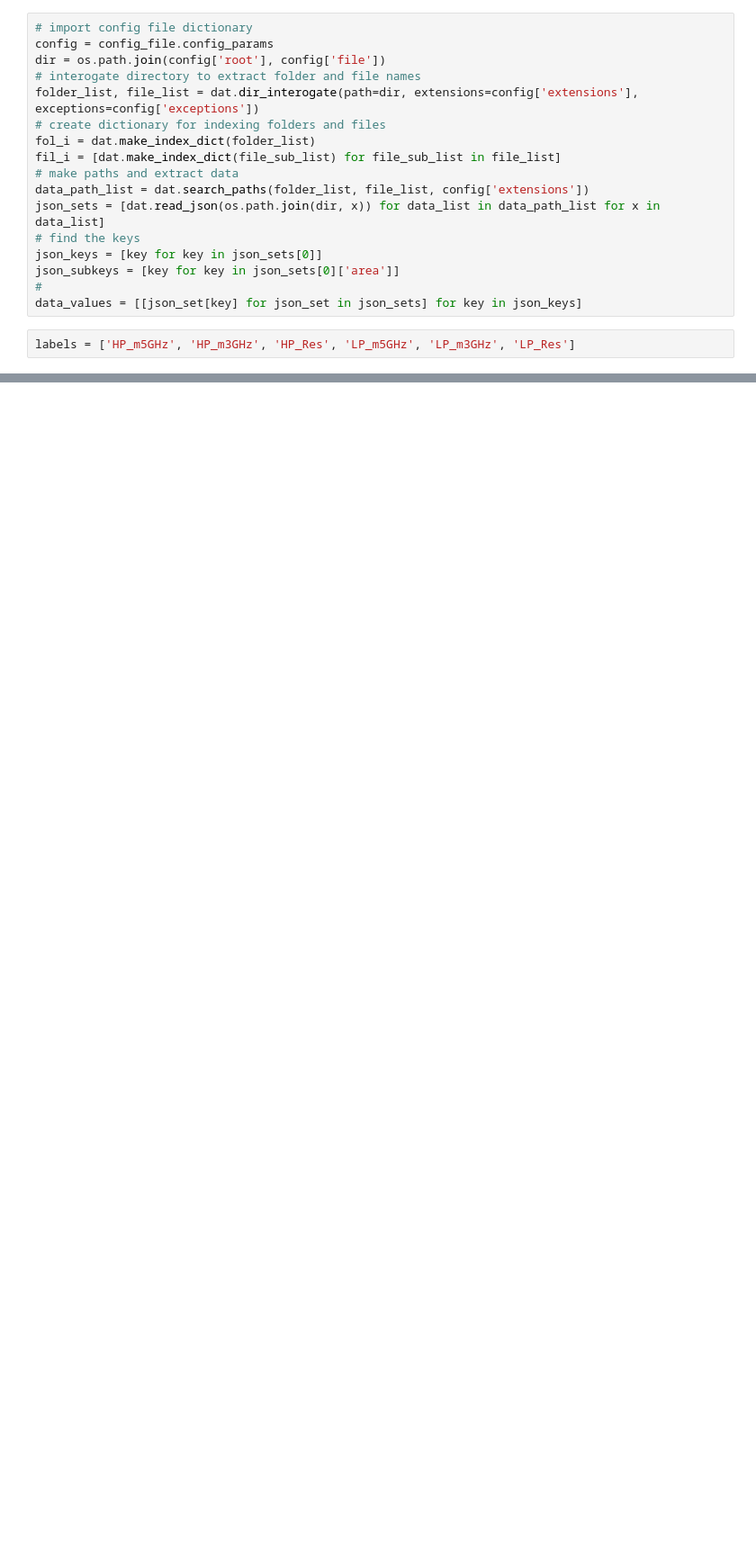
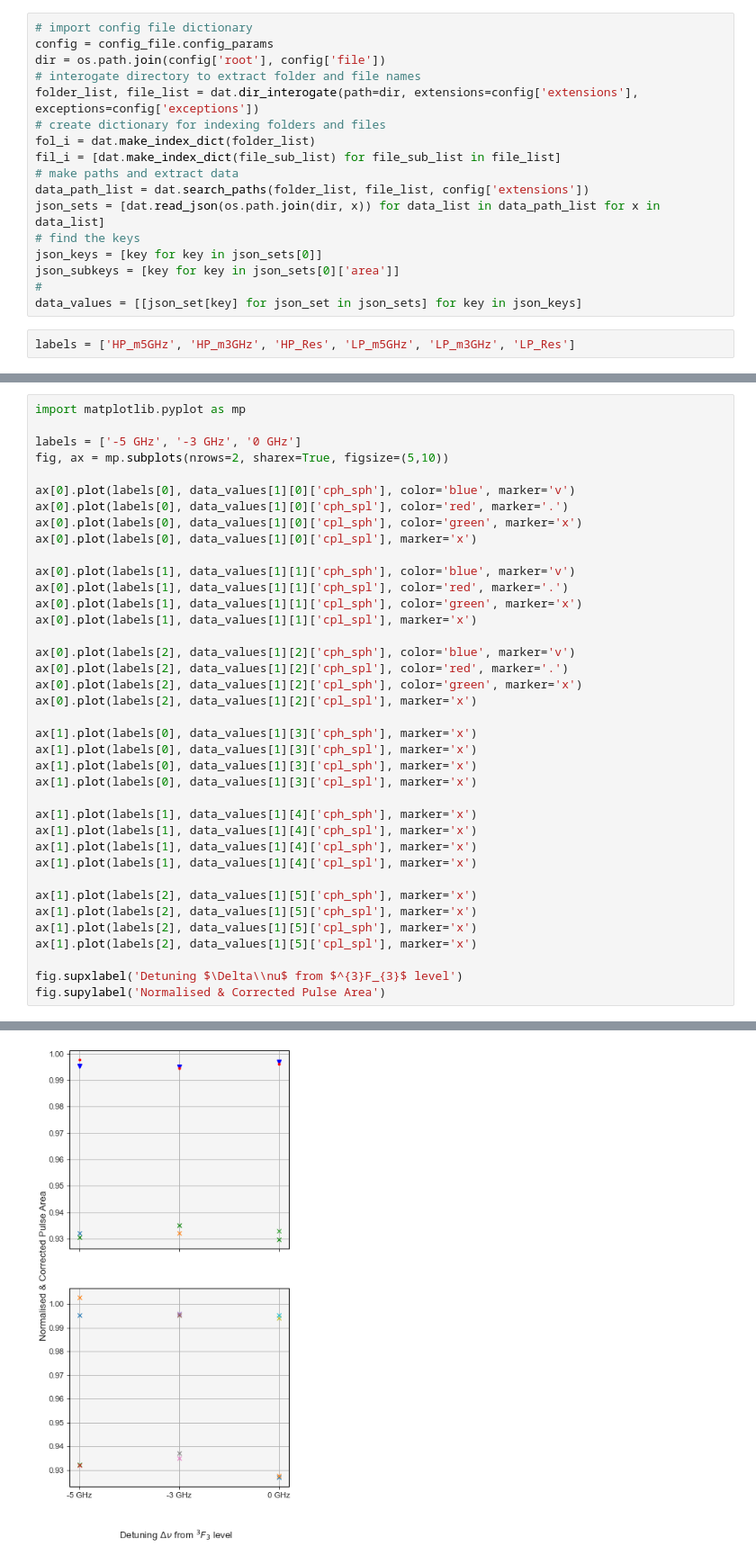
Before and after one commit to SMK-UK/TPA, a Jupyter notebook: plot.ipynb, the cells around one changed output, grey strips where cells are left out. Shown at 90% size. Cells and saved outputs as stored; diff of their text form; blank space fills up the shorter version.

```diff
--- a/plot.ipynb
+++ b/plot.ipynb
@@ -35,0 +37,39 @@ for title, figure in zip(json_keys, fig):
+# %%
+import matplotlib.pyplot as mp
+
+labels = ['-5 GHz', '-3 GHz', '0 GHz']
+fig, ax = mp.subplots(nrows=2, sharex=True, figsize=(5,10))
+
+ax[0].plot(labels[0], data_values[1][0]['cph_sph'], color='blue', marker='v')
+ax[0].plot(labels[0], data_values[1][0]['cph_spl'], color='red', marker='.')
+ax[0].plot(labels[0], data_values[1][0]['cpl_sph'], color='green', marker='x')
+ax[0].plot(labels[0], data_values[1][0]['cpl_spl'], marker='x')
+
+ax[0].plot(labels[1], data_values[1][1]['cph_sph'], color='blue', marker='v')
+ax[0].plot(labels[1], data_values[1][1]['cph_spl'], color='red', marker='.')
+ax[0].plot(labels[1], data_values[1][1]['cpl_sph'], color='green', marker='x')
+ax[0].plot(labels[1], data_values[1][1]['cpl_spl'], marker='x')
+
+ax[0].plot(labels[2], data_values[1][2]['cph_sph'], color='blue', marker='v')
+ax[0].plot(labels[2], data_values[1][2]['cph_spl'], color='red', marker='.')
+ax[0].plot(labels[2], data_values[1][2]['cpl_sph'], color='green', marker='x')
+ax[0].plot(labels[2], data_values[1][2]['cpl_spl'], marker='x')
+
+ax[1].plot(labels[0], data_values[1][3]['cph_sph'], marker='x')
+ax[1].plot(labels[0], data_values[1][3]['cph_spl'], marker='x')
+ax[1].plot(labels[0], data_values[1][3]['cpl_sph'], marker='x')
+ax[1].plot(labels[0], data_values[1][3]['cpl_spl'], marker='x')
+
+ax[1].plot(labels[1], data_values[1][4]['cph_sph'], marker='x')
+ax[1].plot(labels[1], data_values[1][4]['cph_spl'], marker='x')
+ax[1].plot(labels[1], data_values[1][4]['cpl_sph'], marker='x')
+ax[1].plot(labels[1], data_values[1][4]['cpl_spl'], marker='x')
+
+ax[1].plot(labels[2], data_values[1][5]['cph_sph'], marker='x')
+ax[1].plot(labels[2], data_values[1][5]['cph_spl'], marker='x')
+ax[1].plot(labels[2], data_values[1][5]['cpl_sph'], marker='x')
+ax[1].plot(labels[2], data_values[1][5]['cpl_spl'], marker='x')
+
+fig.supxlabel('Detuning $\Delta\\nu$ from $^{3}F_{3}$ level')
+fig.supylabel('Normalised & Corrected Pulse Area')
+# %% [output]
@@ -35,0 +77 @@ for title, figure in zip(json_keys, fig):
+[figure, added]
```
Also changed, not shown: parts of 3 cells of this notebook, 3 other files.
